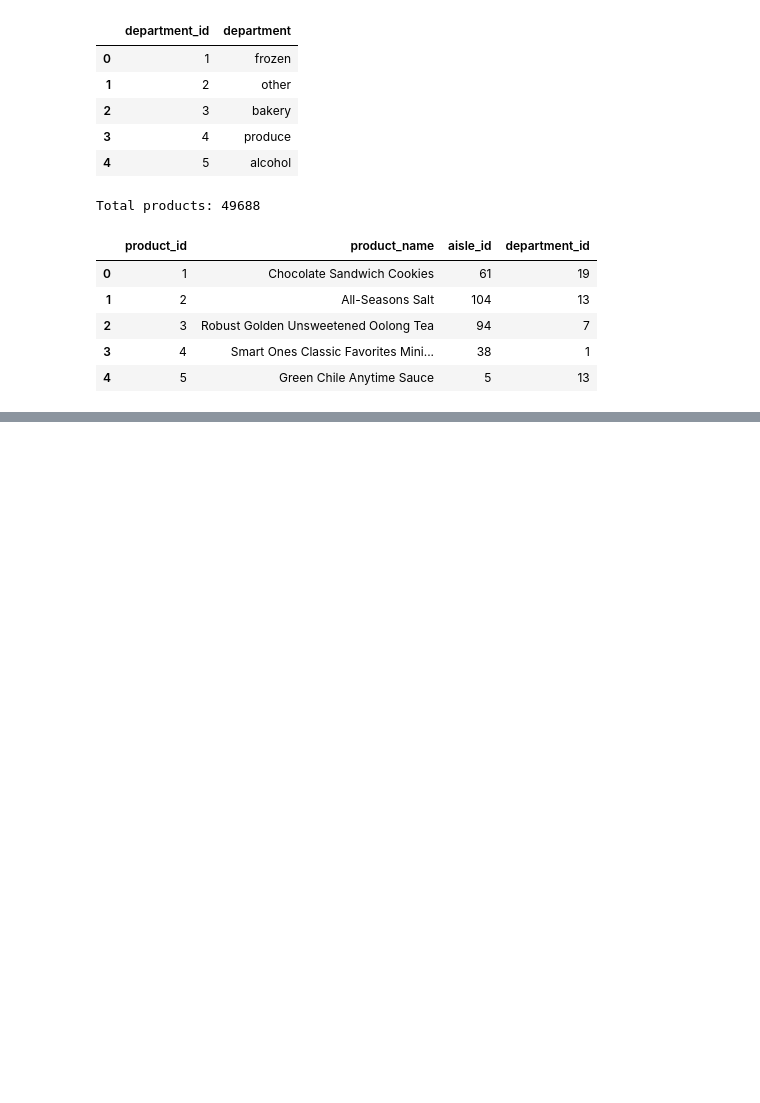
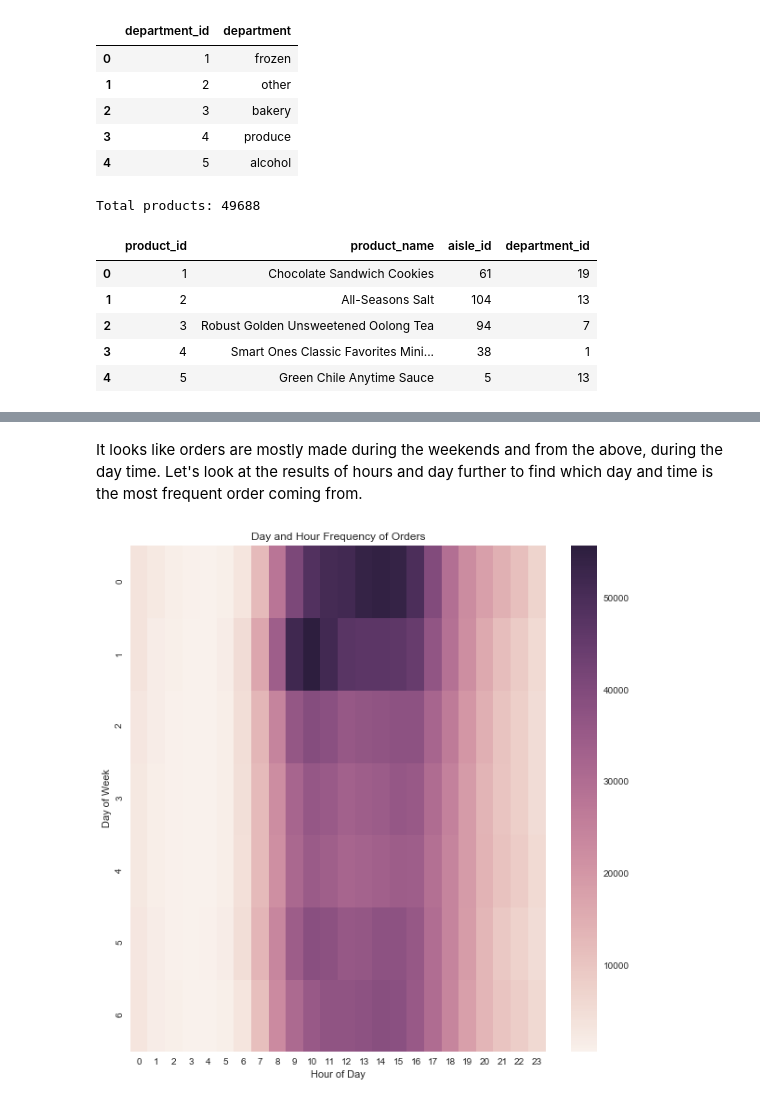
Before and after one commit to gary93039/Springboard, a Jupyter notebook: Instacart EDA.ipynb, the cells around one changed output, grey strips where cells are left out. Saved outputs shown, nothing was run; the diff lists cells and outputs as text; code cells hidden in the pictures; blank space fills up the shorter version.

```diff
--- a/Instacart EDA.ipynb
+++ b/Instacart EDA.ipynb
@@ -117,0 +101,15 @@ dtype: int64
+# %% [markdown]
+It looks like orders are mostly made during the weekends and from the above, during the day time. Let's look at the results of hours and day further to find which day and time is the most frequent order coming from.
+# %%
+dow_time_merged = orders.groupby(["order_dow", "order_hour_of_day"])["order_number"].aggregate("count").reset_index()
+dow_time_merged = dow_time_merged.pivot('order_dow', 'order_hour_of_day', 'order_number')
+
+plt.figure(figsize=(10,10))
+sns.heatmap(dow_time_merged)
+plt.title("Day and Hour Frequency of Orders")
+plt.ylabel("Day of Week")
+plt.xlabel("Hour of Day")
+
+plt.show()
+# %% [output]
+[figure, added]
```
Also changed, not shown: parts of 80 cells of this notebook.
